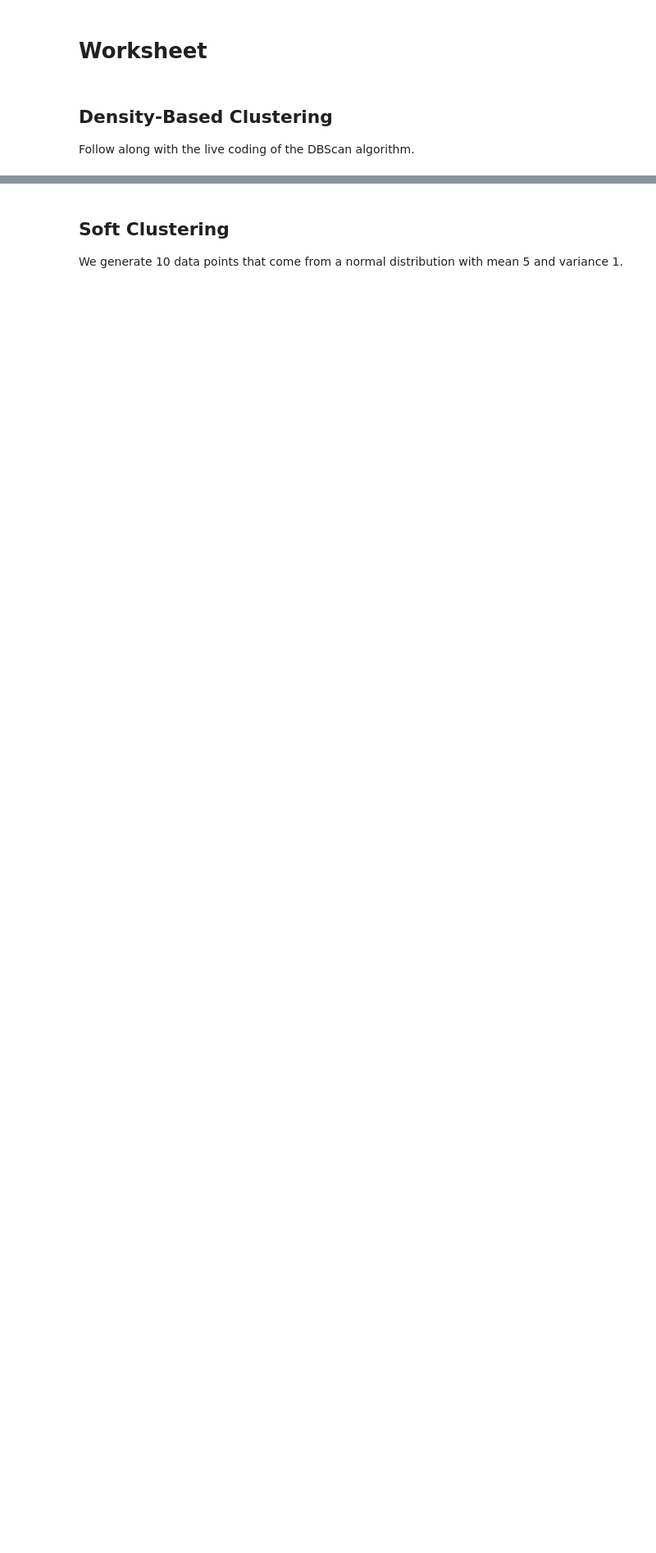
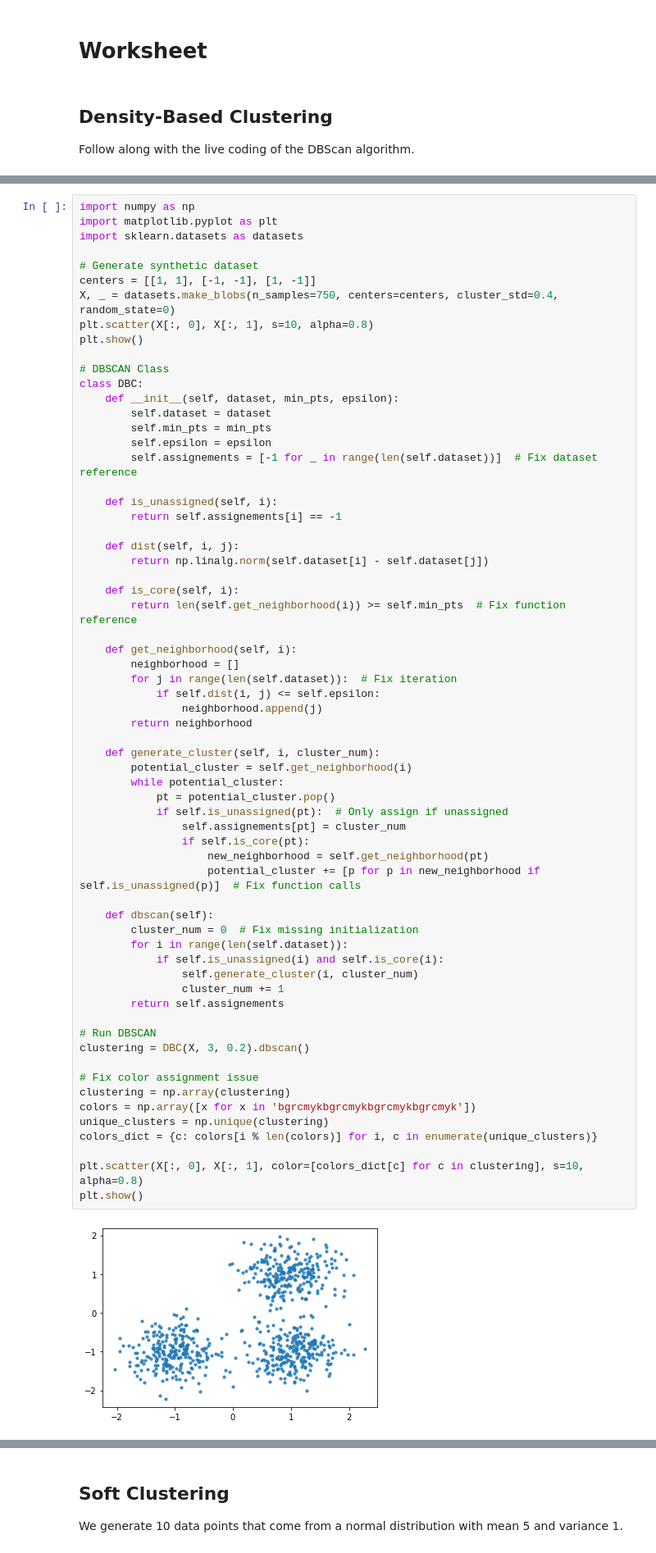
Before and after one commit to zihaoguo3/CS506-Spring2025, a Jupyter notebook: lecture_07/worksheet_07.ipynb, the cells around one changed output, grey strips where cells are left out. Shown at 82% size. Drawn from its saved outputs; the diff is of its cells as text; blank space fills up the shorter version.

```diff
--- a/lecture_07/worksheet_07.ipynb
+++ b/lecture_07/worksheet_07.ipynb
@@ -37,0 +7,66 @@ plt.show()
+# %%
+import numpy as np
+import matplotlib.pyplot as plt
+import sklearn.datasets as datasets
+
+# Generate synthetic dataset
+centers = [[1, 1], [-1, -1], [1, -1]]
+X, _ = datasets.make_blobs(n_samples=750, centers=centers, cluster_std=0.4, random_state=0)
+plt.scatter(X[:, 0], X[:, 1], s=10, alpha=0.8)
+plt.show()
+
+# DBSCAN Class
+class DBC:
+    def __init__(self, dataset, min_pts, epsilon):
+        self.dataset = dataset
+        self.min_pts = min_pts
+        self.epsilon = epsilon
+        self.assignements = [-1 for _ in range(len(self.dataset))]  # Fix dataset reference
+
+    def is_unassigned(self, i):
+        return self.assignements[i] == -1
+
+    def dist(self, i, j):
+        return np.linalg.norm(self.dataset[i] - self.dataset[j])
+
+    def is_core(self, i):
+        return len(self.get_neighborhood(i)) >= self.min_pts  # Fix function reference
+
+    def get_neighborhood(self, i):
+        neighborhood = []
+        for j in range(len(self.dataset)):  # Fix iteration
+            if self.dist(i, j) <= self.epsilon:
+                neighborhood.append(j)
+        return neighborhood
+
+    def generate_cluster(self, i, cluster_num):
+        potential_cluster = self.get_neighborhood(i)
+        while potential_cluster:
+            pt = potential_cluster.pop()
+            if self.is_unassigned(pt):  # Only assign if unassigned
+                self.assignements[pt] = cluster_num
+                if self.is_core(pt):
+                    new_neighborhood = self.get_neighborhood(pt)
+                    potential_cluster += [p for p in new_neighborhood if self.is_unassigned(p)]  # Fix function calls
+
+    def dbscan(self):
+        cluster_num = 0  # Fix missing initialization
+        for i in range(len(self.dataset)):
+            if self.is_unassigned(i) and self.is_core(i):
+                self.generate_cluster(i, cluster_num)
+                cluster_num += 1
+        return self.assignements
+
+# Run DBSCAN
+clustering = DBC(X, 3, 0.2).dbscan()
+
+# Fix color assignment issue
+clustering = np.array(clustering)
+colors = np.array([x for x in 'bgrcmykbgrcmykbgrcmykbgrcmyk'])
+unique_clusters = np.unique(clustering)
+colors_dict = {c: colors[i % len(colors)] for i, c in enumerate(unique_clusters)}
+
+plt.scatter(X[:, 0], X[:, 1], color=[colors_dict[c] for c in clustering], s=10, alpha=0.8)
+plt.show()
+# %% [output]
+[figure, added]
```
Also changed, not shown: parts of 2 cells of this notebook, 2 other files.
